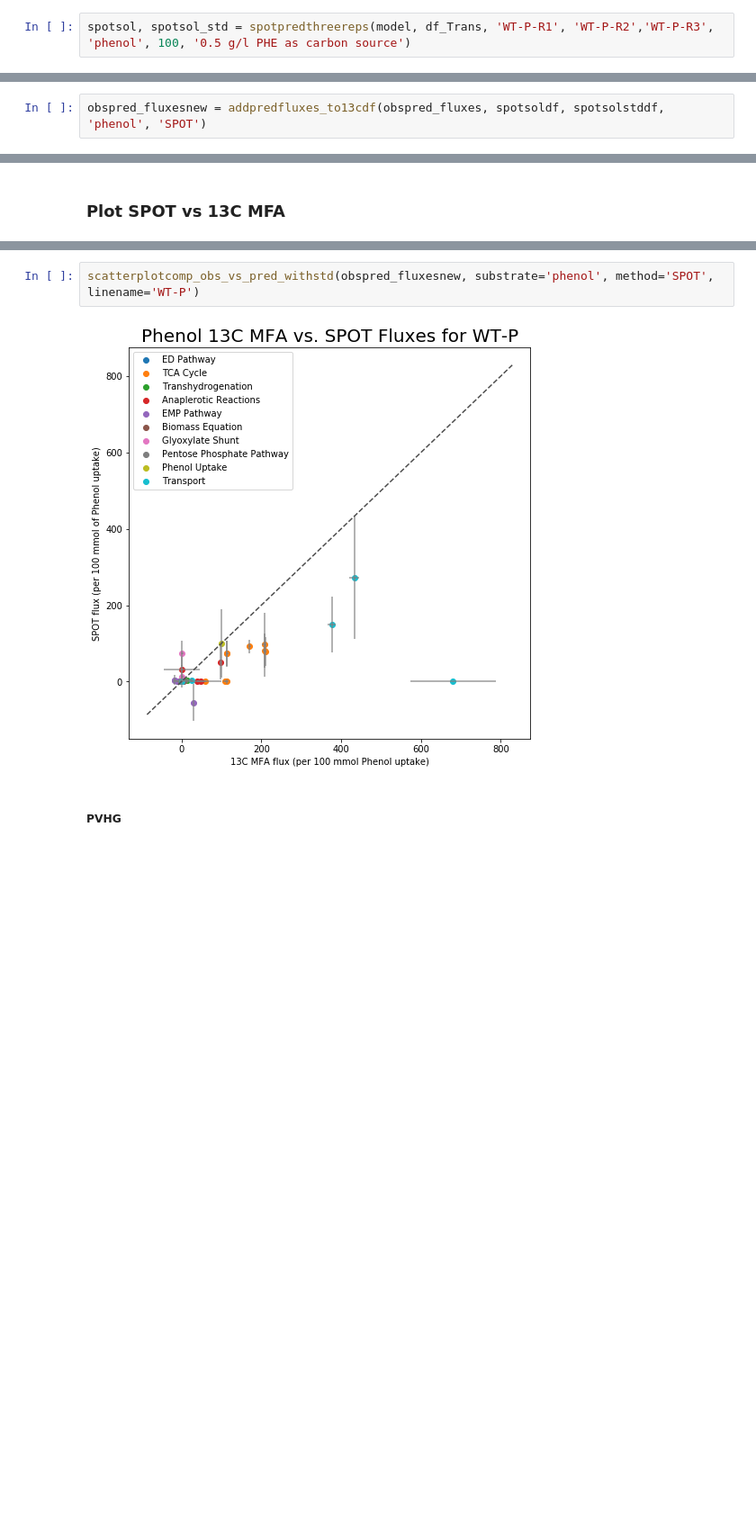
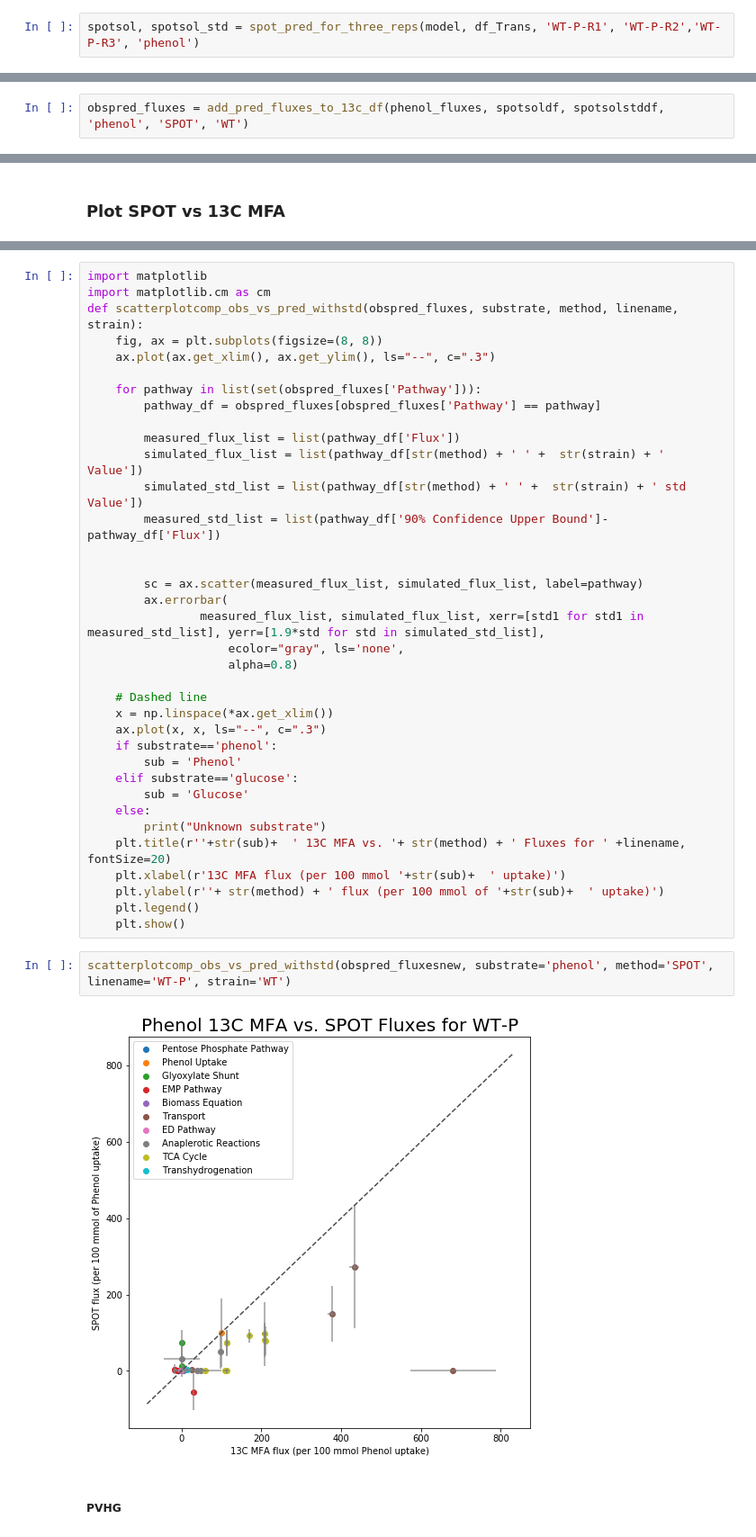
Before and after one commit to LBLQMM/RhodococcusGSM, a Jupyter notebook: Biodesign_gr/notebooks/J_SPOT_HensonPhenolData.ipynb, the cells around one changed output, grey strips where cells are left out. Shown at 90% size. Cells and saved outputs as stored; diff of their text form; blank space fills up the shorter version.

```diff
--- a/Biodesign_gr/notebooks/J_SPOT_HensonPhenolData.ipynb
+++ b/Biodesign_gr/notebooks/J_SPOT_HensonPhenolData.ipynb
@@ -283,7 +131,7 @@ def spotpredthreereps(model, transcriptdf, linename1, linename2, linename3, subs
 
     return spotsol, spotsol_std
 # %%
-spotsol, spotsol_std = spotpredthreereps(model, df_Trans, 'WT-P-R1', 'WT-P-R2','WT-P-R3', 'phenol', 100, '0.5 g/l PHE as carbon source')
+spotsol, spotsol_std = spot_pred_for_three_reps(model, df_Trans, 'WT-P-R1', 'WT-P-R2','WT-P-R3', 'phenol')
 # %% [output]
 <cplex.Cplex at 0x...>
 {'EX_h2o_e': 1000,
@@ -451,2 +379,2 @@ Unbounded FBA solution 0.2357789548122888
 # %%
-obspred_fluxesnew = addpredfluxes_to13cdf(obspred_fluxes, spotsoldf, spotsolstddf, 'phenol', 'SPOT')
+obspred_fluxes = add_pred_fluxes_to_13c_df(phenol_fluxes, spotsoldf, spotsolstddf, 'phenol', 'SPOT', 'WT')
@@ -483,7 +435,43 @@ scatterplotcomp_obs_vs_pred(obspred_fluxesnew, substrate='phenol', method='SPOT'
+# %%
+import matplotlib
+import matplotlib.cm as cm
+def scatterplotcomp_obs_vs_pred_withstd(obspred_fluxes, substrate, method, linename, strain):
+    fig, ax = plt.subplots(figsize=(8, 8))
+    ax.plot(ax.get_xlim(), ax.get_ylim(), ls="--", c=".3")
+
+    for pathway in list(set(obspred_fluxes['Pathway'])):
+        pathway_df = obspred_fluxes[obspred_fluxes['Pathway'] == pathway]
+
+        measured_flux_list = list(pathway_df['Flux'])
+        simulated_flux_list = list(pathway_df[str(method) + ' ' +  str(strain) + ' Value'])
+        simulated_std_list = list(pathway_df[str(method) + ' ' +  str(strain) + ' std Value'])
+        measured_std_list = list(pathway_df['90% Confidence Upper Bound']-pathway_df['Flux'])
+
+
+        sc = ax.scatter(measured_flux_list, simulated_flux_list, label=pathway)
+        ax.errorbar(
+                measured_flux_list, simulated_flux_list, xerr=[std1 for std1 in measured_std_list], yerr=[1.9*std for std in simulated_std_list],
+                    ecolor="gray", ls='none',
+                    alpha=0.8)
+
+    # Dashed line
+    x = np.linspace(*ax.get_xlim())
+    ax.plot(x, x, ls="--", c=".3")
+    if substrate=='phenol':
+        sub = 'Phenol'
+    elif substrate=='glucose':
+        sub = 'Glucose'
+    else:
+        print("Unknown substrate")
+    plt.title(r''+str(sub)+  ' 13C MFA vs. '+ str(method) + ' Fluxes for ' +linename, fontSize=20)
+    plt.xlabel(r'13C MFA flux (per 100 mmol '+str(sub)+  ' uptake)')
+    plt.ylabel(r''+ str(method) + ' flux (per 100 mmol of '+str(sub)+  ' uptake)')
+    plt.legend()
+    plt.show()
 # %%
-scatterplotcomp_obs_vs_pred_withstd(obspred_fluxesnew, substrate='phenol', method='SPOT', linename='WT-P')
+scatterplotcomp_obs_vs_pred_withstd(obspred_fluxesnew, substrate='phenol', method='SPOT', linename='WT-P', strain='WT')
 # %% [output]
-[figure, old version]
+[figure, new version]
 # %% [markdown]
 ##### **PVHG**
 # %%
```
Also changed, not shown: parts of 89 cells of this notebook, 2 other files.
